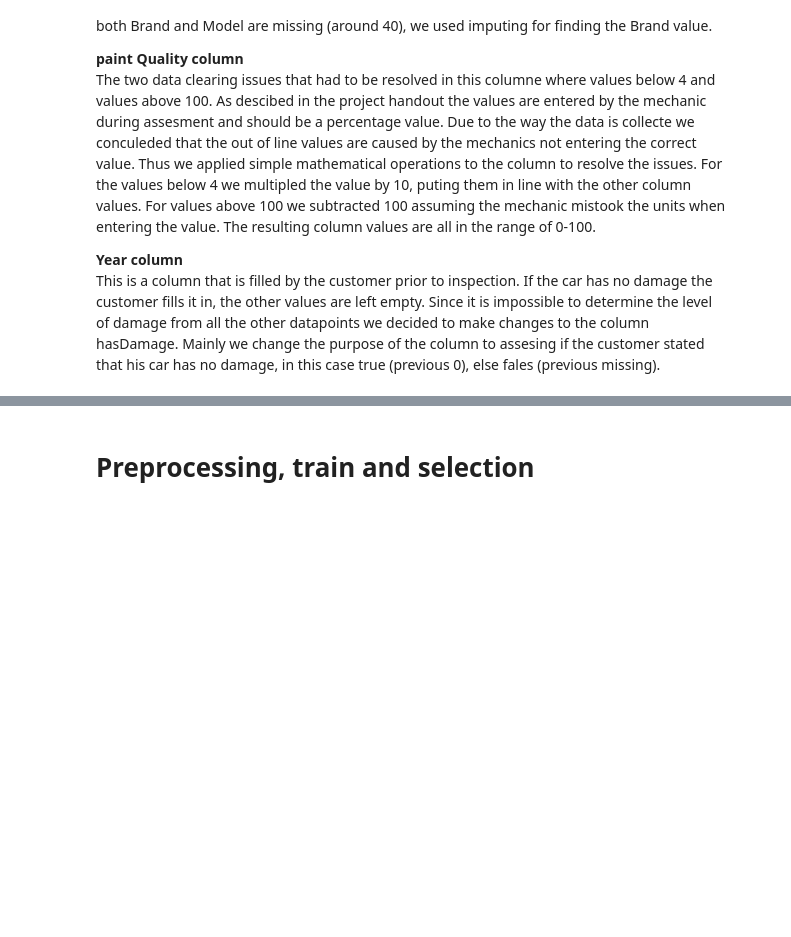
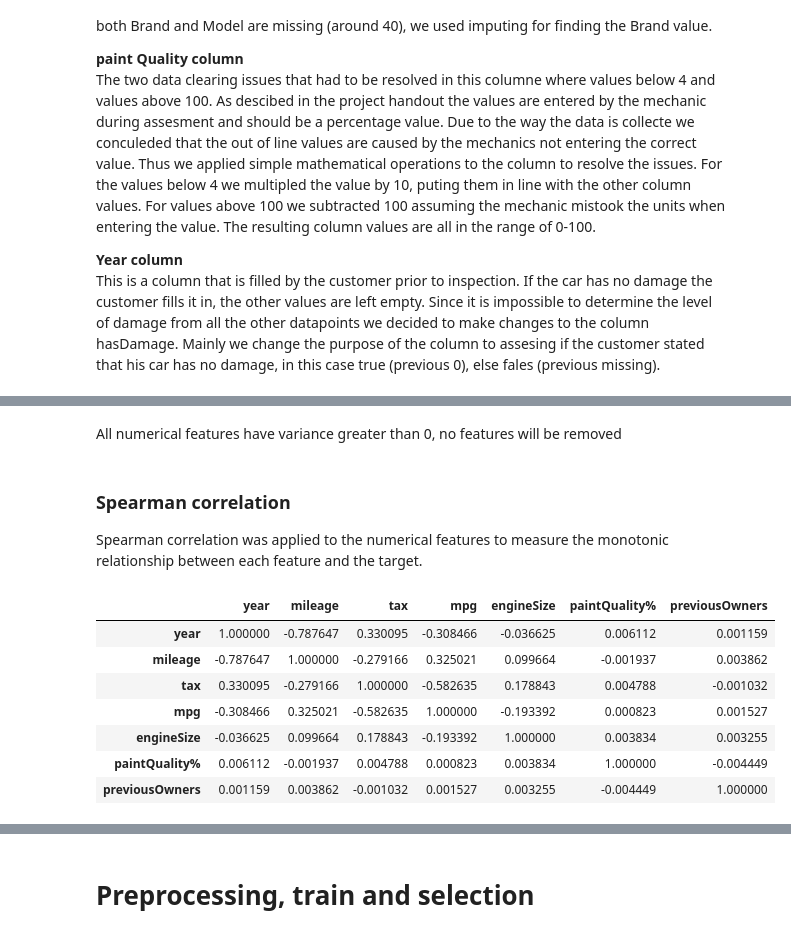
Before and after one commit to LiberoBiagi/ML_Nova_IMS_25-26, a Jupyter notebook: code.ipynb, the cells around one changed output, grey strips where cells are left out. Saved outputs shown, nothing was run; the diff lists cells and outputs as text; code cells hidden in the pictures; blank space fills up the shorter version.

```diff
--- a/code.ipynb
+++ b/code.ipynb
@@ -618,0 +723,17 @@ def clean_car_data(df_train, df_test, fast=True):
+# %% [markdown]
+All numerical features have variance greater than 0, no features will be removed
+# %% [markdown]
+### Spearman correlation
+Spearman correlation was applied to the numerical features to measure the monotonic relationship between each feature and the target.
+# %%
+cor_spearman = df_numerical.corr(method ='spearman')
+cor_spearman
+# %% [output]
+|  | year | mileage | tax | mpg | engineSize | paintQuality% | previousOwners |
+| year | 1.000000 | -0.787647 | 0.330095 | -0.308466 | -0.036625 | 0.006112 | 0.001159 |
+| mileage | -0.787647 | 1.000000 | -0.279166 | 0.325021 | 0.099664 | -0.001937 | 0.003862 |
+| tax | 0.330095 | -0.279166 | 1.000000 | -0.582635 | 0.178843 | 0.004788 | -0.001032 |
+| mpg | -0.308466 | 0.325021 | -0.582635 | 1.000000 | -0.193392 | 0.000823 | 0.001527 |
+| engineSize | -0.036625 | 0.099664 | 0.178843 | -0.193392 | 1.000000 | 0.003834 | 0.003255 |
+| paintQuality% | 0.006112 | -0.001937 | 0.004788 | 0.000823 | 0.003834 | 1.000000 | -0.004449 |
+| previousOwners | 0.001159 | 0.003862 | -0.001032 | 0.001527 | 0.003255 | -0.004449 | 1.000000 |
```
Also changed, not shown: parts of 20 cells of this notebook.
